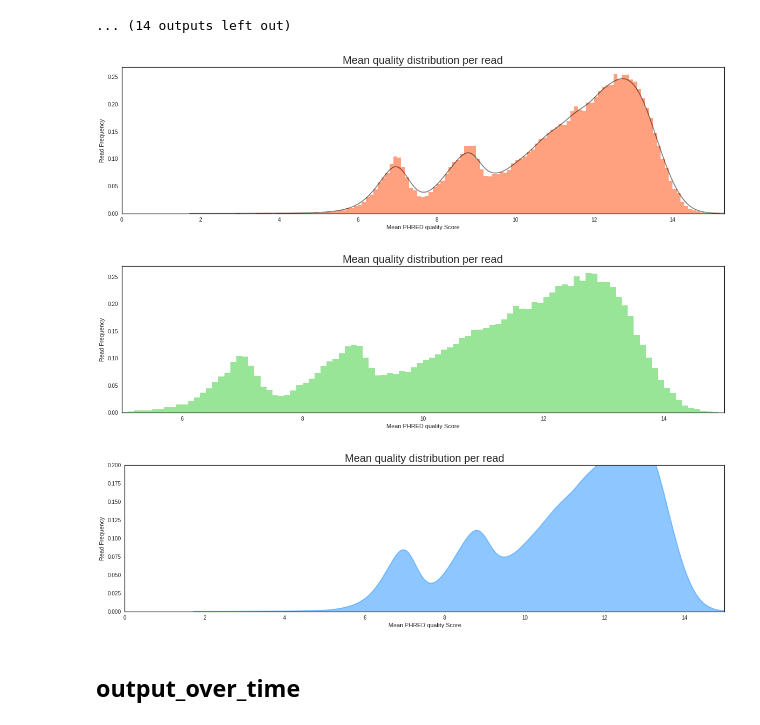
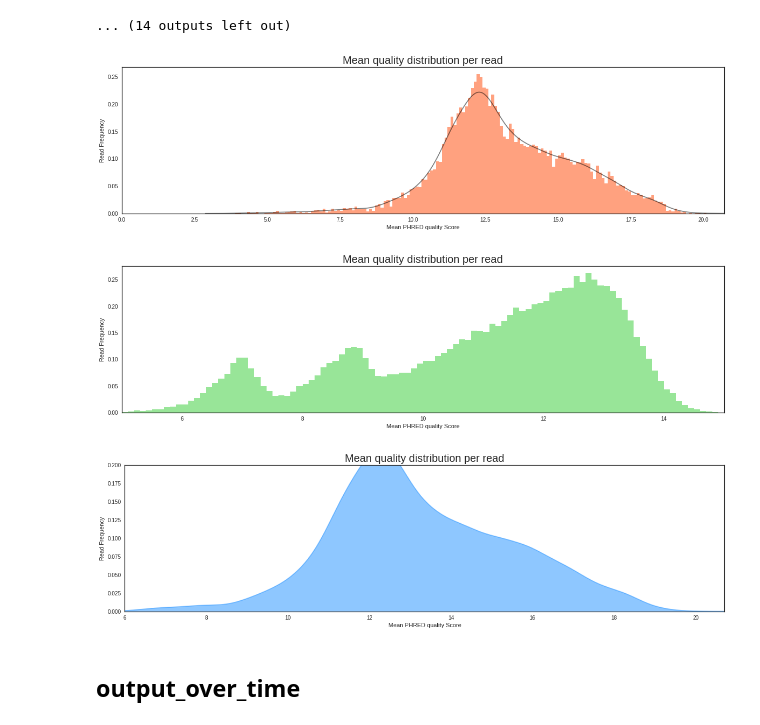
Before and after one commit to a-slide/pycoQC, a Jupyter notebook: pycoQC/test_pycoQC.ipynb, the cells around one changed output. Drawn from its saved outputs; the diff is of its cells as text; code cells hidden in the pictures.

```diff
--- a/pycoQC/test_pycoQC.ipynb
+++ b/pycoQC/test_pycoQC.ipynb
@@ -16,0 +16,6 @@ from pycoQC import sequencing_summary_file_1dsq
+# %%
+example_file_1D = pycoQC.example_file_1D()
+example_file_1D2 = pycoQC.example_file_1D2()
+
+print(example_file_1D)
+print(example_file_1D2)
@@ -249,20 +300,23 @@ Color map or color codes to use for the 3 plots [Default "black" "orangered"]
 ... (14 outputs left out)
 # %%
 # Default option = histogram + kde
+p = pycoQC(example_file_1D2, filter_zero_len=True, run_type="1D2")
 g = p.reads_qual_distribution(figsize=[20, 5])
 g.title.set_fontsize(20)
 
 # histogram only
+p = pycoQC(example_file_1D, filter_zero_len=True, run_type="1D")
 g = p.reads_qual_distribution(figsize=[20, 5], kde=False, hist_color="limegreen", max_qual=15, min_qual=5)
 g.title.set_fontsize(20)
 
 # kde only
-g = p.reads_qual_distribution(figsize=[20, 5], hist=False, kde_color="dodgerblue", max_qual=15, max_freq=0.2)
+p = pycoQC(example_file_1D2, filter_zero_len=True, run_type="1D2")
+g = p.reads_qual_distribution(figsize=[20, 5], hist=False, kde_color="dodgerblue", min_qual=6, max_freq=0.2)
 g.title.set_fontsize(20)
 # %% [output]
-[figure, old version]
+[figure, new version]
-[figure, old version]
+[figure, new version]
-[figure, old version]
+[figure, new version]
 # %% [markdown]
 ## output_over_time
 # %%
```
Also changed, not shown: parts of 28 cells of this notebook, 20 other files.
